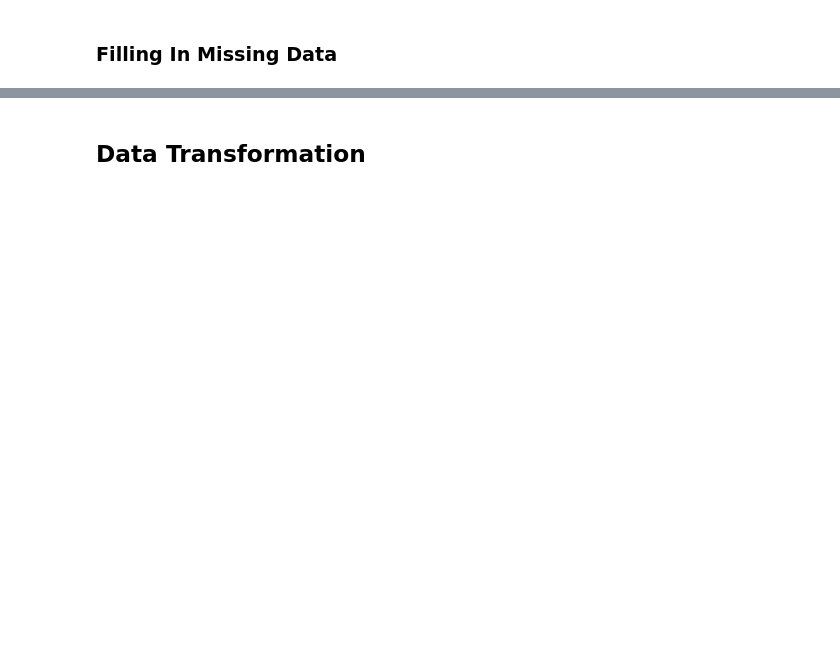
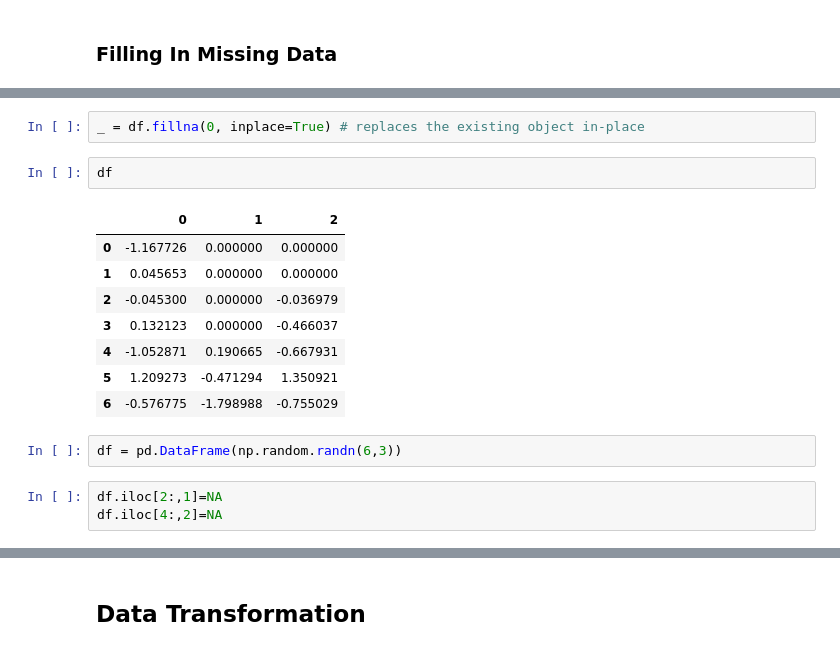
Before and after one commit to UlrikeBoehm/PythonDataAnalysis, a Jupyter notebook: 07_DataCleaning_Preparation/DataCleaning_Preparation.ipynb, the cells around one changed output, grey strips where cells are left out. Saved outputs shown, nothing was run; the diff lists cells and outputs as text; blank space fills up the shorter version.

```diff
--- a/07_DataCleaning_Preparation/DataCleaning_Preparation.ipynb
+++ b/07_DataCleaning_Preparation/DataCleaning_Preparation.ipynb
@@ -145,0 +168,18 @@ df.dropna(thresh=2)
+# %%
+_ = df.fillna(0, inplace=True) # replaces the existing object in-place
+# %%
+df
+# %% [output]
+|  | 0 | 1 | 2 |
+| 0 | -1.167726 | 0.000000 | 0.000000 |
+| 1 | 0.045653 | 0.000000 | 0.000000 |
+| 2 | -0.045300 | 0.000000 | -0.036979 |
+| 3 | 0.132123 | 0.000000 | -0.466037 |
+| 4 | -1.052871 | 0.190665 | -0.667931 |
+| 5 | 1.209273 | -0.471294 | 1.350921 |
+| 6 | -0.576775 | -1.798988 | -0.755029 |
+# %%
+df = pd.DataFrame(np.random.randn(6,3))
+# %%
+df.iloc[2:,1]=NA
+df.iloc[4:,2]=NA
```
Also changed, not shown: parts of 11 cells of this notebook, 4 other files.
